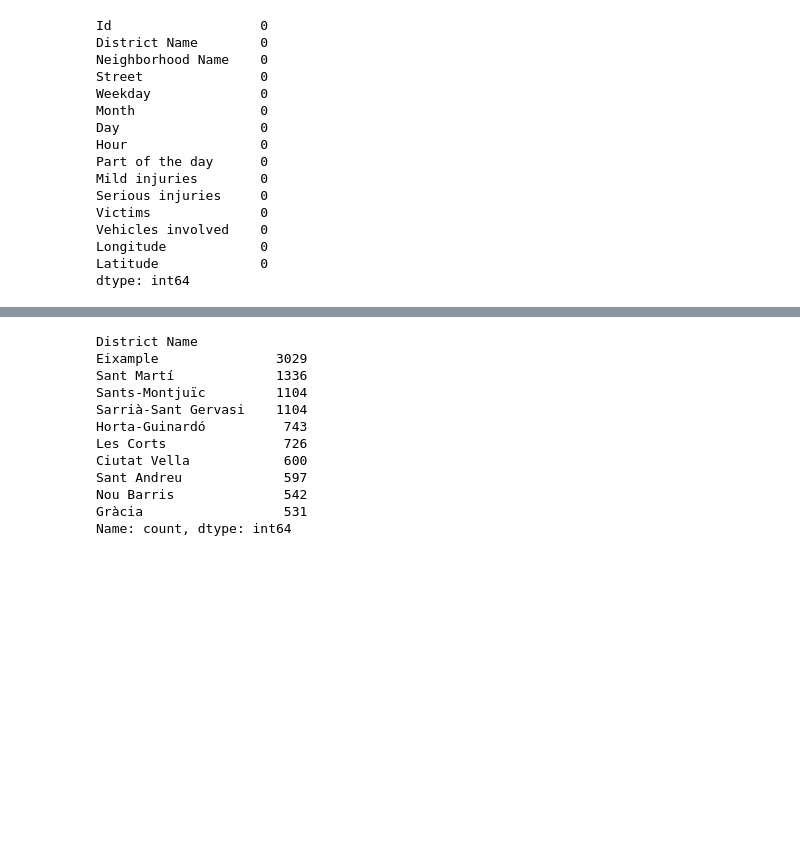
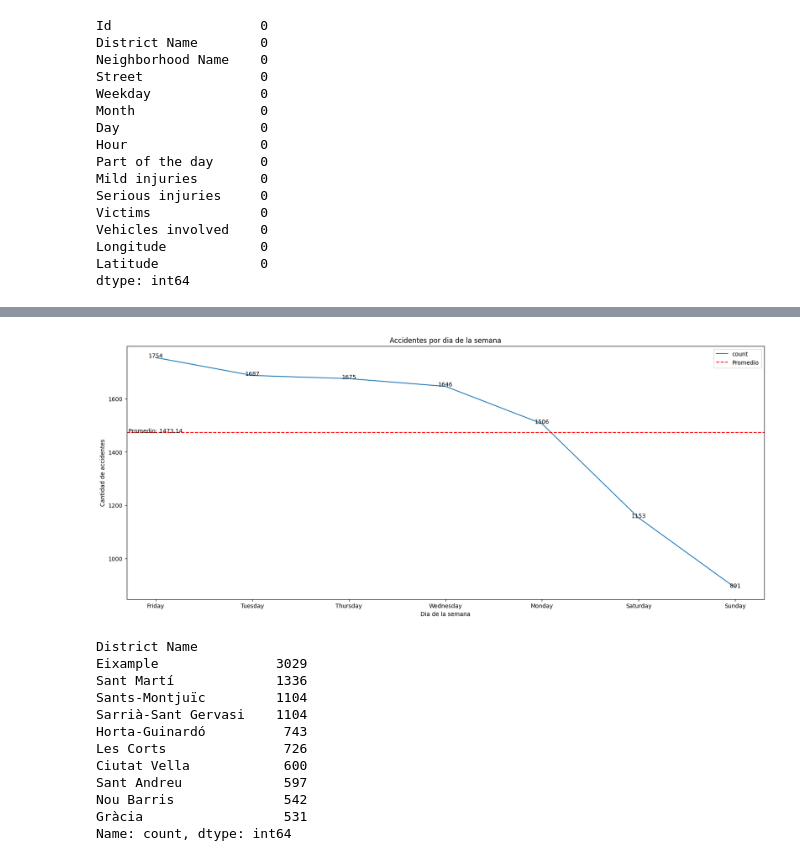
Before and after one commit to n1colasf/Obligatorio-BD, a Jupyter notebook: analisis/parte1a_analisis_datos.ipynb, the cells around one changed output, grey strips where cells are left out. Cells and saved outputs as stored; diff of their text form; code cells hidden in the pictures; blank space fills up the shorter version.

```diff
--- a/analisis/parte1a_analisis_datos.ipynb
+++ b/analisis/parte1a_analisis_datos.ipynb
@@ -163,3 +254,22 @@ df_accidents.shape
+# %%
+# Graficar los dias de la semana en los que se producen accidentes en grafica de puntos
+df_accidents['Weekday'].value_counts().plot(kind='line', figsize=(20,8))
+plt.title('Accidentes por dia de la semana')
+plt.xlabel('Dia de la semana')
+plt.ylabel('Cantidad de accidentes')
+
+# Valor de cada barra
+for index, value in enumerate(df_accidents['Weekday'].value_counts()):
+    plt.text(index, value, str(value), ha='center')
+
+# Linea de promedio
+plt.axhline(y=df_accidents['Weekday'].value_counts().mean(), color='r', linestyle='--', label='Promedio')
+plt.text(0, df_accidents['Weekday'].value_counts().mean(), 'Promedio: {:.2f}'.format(df_accidents['Weekday'].value_counts().mean()), ha='center')
+plt.legend()
+
+plt.show()
+# %% [output]
+[figure, added]
 # %%
 # Visualizar la cantidad de accidentes por distrito
 df_accidents['District Name'].value_counts()
```
Also changed, not shown: parts of 14 cells of this notebook, 1 other file.
